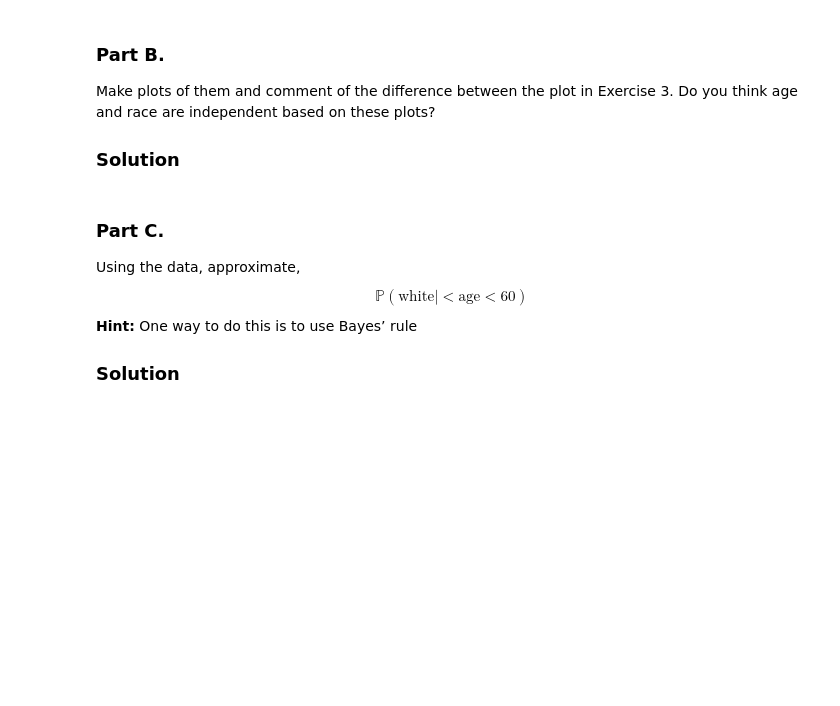
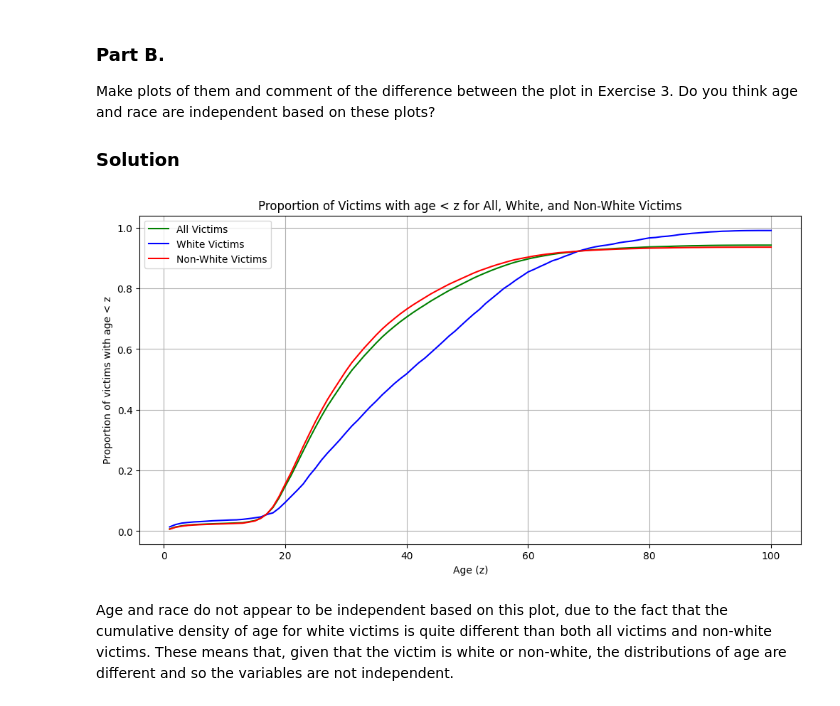
Before and after one commit to alexcraig043/math-50, a Jupyter notebook: homeworks/hw1.ipynb, the cells around one changed output. Cells and saved outputs as stored; diff of their text form; code cells hidden in the pictures; blank space fills up the shorter version.

```diff
--- a/homeworks/hw1.ipynb
+++ b/homeworks/hw1.ipynb
@@ -149,9 +149,9 @@ for i in range(6):
 # %%
 import pandas as pd
 
-data = pd.read_csv("https://raw.githubusercontent.com/washingtonpost/data-homicides/master/homicide-data.csv", encoding = "ISO-8859-1")
+washington_data = pd.read_csv("https://raw.githubusercontent.com/washingtonpost/data-homicides/master/homicide-data.csv", encoding = "ISO-8859-1")
 
-data["victim_age"] = pd.to_numeric(data["victim_age"], errors="coerce")
+washington_data["victim_age"] = pd.to_numeric(washington_data["victim_age"], errors="coerce")
 # %% [markdown]
 ### Part A.
 For each age $a = 1, ..., 100$ determine the number of victims $n(a)$ with an $\text{age} < a$. You can ignore the effects of those entries with missing ages. Make a plot of $n(a) \text{ vs. } a$.
@@ -169,10 +169,10 @@ def calculate_victims(df):
     return n_values
 
 # Create an array to store number of victims for each age a
-n_values = calculate_victims(data)
+all_n_values = calculate_victims(washington_data)
 
 # Plotting the results
-plt.plot(range(1, 101), n_values, label='Number of victims', color='blue')
+plt.plot(range(1, 101), all_n_values, label='Number of victims', color='blue')
 plt.xlabel('Age (a)')
 plt.ylabel('Number of victims with age < a (n(a))')
 plt.title('n(a) vs. a')
@@ -194,8 +194,8 @@ Break the data up into white and non-white victims. Then, for each group make th
 ### Solution
 # %%
 # Filter data for white victims and non-white victims
-white_victims = data[data["victim_race"] == "White"]
-non_white_victims = data[data["victim_race"] != "White"]
+white_victims = washington_data[washington_data["victim_race"] == "White"]
+non_white_victims = washington_data[washington_data["victim_race"] != "White"]
 
 # Calculate for white and non-white victims
 white_n_values = calculate_victims(white_victims)
@@ -518,12 +534,30 @@ Explain who each of these are related to the plot you made in Exercise 3.
 Make plots of them and comment of the difference between the plot in Exercise 3. Do you think age and race are independent based on these plots?
 
 ### Solution
-# %% [markdown]
-### Part C.
-Using the data, approximate,
-$$
-\mathbb{P}(\text{white} \mid < \text{age} < 60)
-$$
-**Hint:** One way to do this is to use Bayes’ rule
-
-### Solution
+# %%
+# Convert lists to numpy arrays
+all_n_values_array = np.array(all_n_values)
+white_n_values_array = np.array(white_n_values)
+non_white_n_values_array = np.array(non_white_n_values)
+
+# Calculate proportions for all, white, and non-white victims
+proportion_values = all_n_values_array / washington_data.shape[0]
+white_proportion_values = white_n_values_array / white_victims.shape[0]
+non_white_proportion_values = non_white_n_values_array / non_white_victims.shape[0]
+
+# Plotting the proportions
+plt.figure(figsize=(12,6))
+
+plt.plot(range(1, 101), proportion_values, label='All Victims', color='green')
+plt.plot(range(1, 101), white_proportion_values, label='White Victims', color='blue')
+plt.plot(range(1, 101), non_white_proportion_values, label='Non-White Victims', color='red')
+plt.xlabel('Age (z)')
+plt.ylabel('Proportion of victims with age < z')
+plt.title('Proportion of Victims with age < z for All, White, and Non-White Victims')
+plt.grid(True)
+plt.legend()
+plt.show()
+# %% [output]
+[figure, added]
+# %% [markdown]
+Age and race do not appear to be independent based on this plot, due to the fact that the cumulative density of age for white victims is quite different than both all victims and non-white victims. These means that, given that the victim is white or non-white, the distributions of age are different and so the variables are not independent.
```
Also changed, not shown: parts of 11 cells of this notebook, 1 other file.
